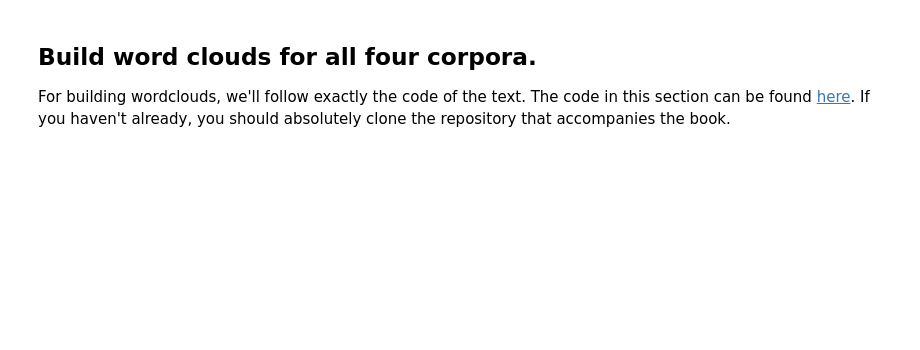
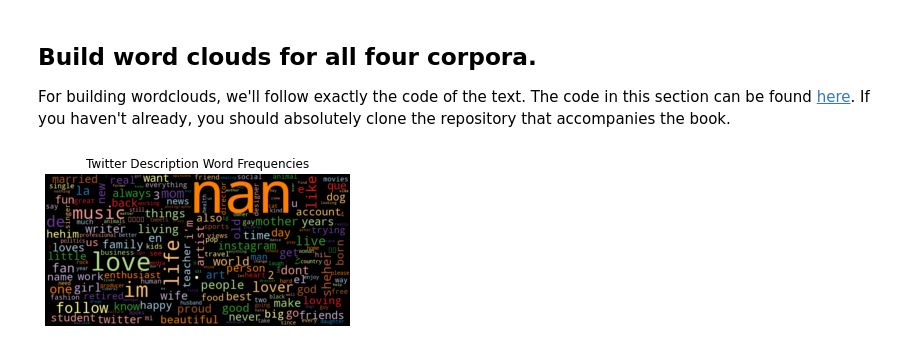
Before and after one commit to stephenkuc/Group_Comparison_NLP, a Jupyter notebook: Group Comparison.ipynb, the cells around one changed output. Saved outputs shown, nothing was run; the diff lists cells and outputs as text; code cells hidden in the pictures; blank space fills up the shorter version.

```diff
--- a/Group Comparison.ipynb
+++ b/Group Comparison.ipynb
@@ -356,3 +522,12 @@ def count_words(df, column='tokens', preprocess=None, min_freq=2):
     freq_df.index.name = 'token'
 
     return freq_df.sort_values('freq', ascending=False)
+# %%
+twit_freq = count_words(twitter_data)
+lyric_freq = count_words(lyrics_data)
+# %%
+plt.figure(figsize=(12,4))
+plt.subplot(1,2,1)###
+wordcloud(twit_freq['freq'], title = "Twitter Description Word Frequencies")
+# %% [output]
+[figure, added]
```
Also changed, not shown: parts of 22 cells of this notebook.
